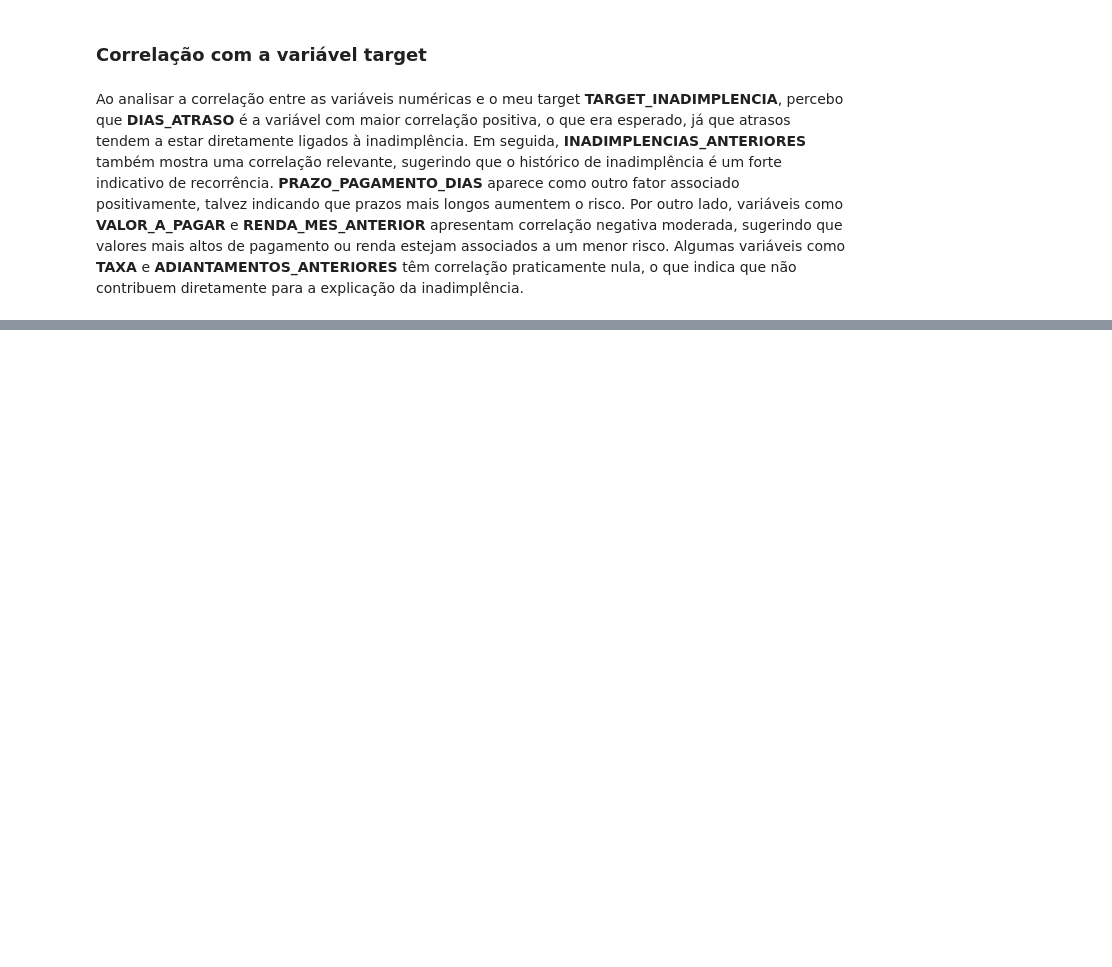
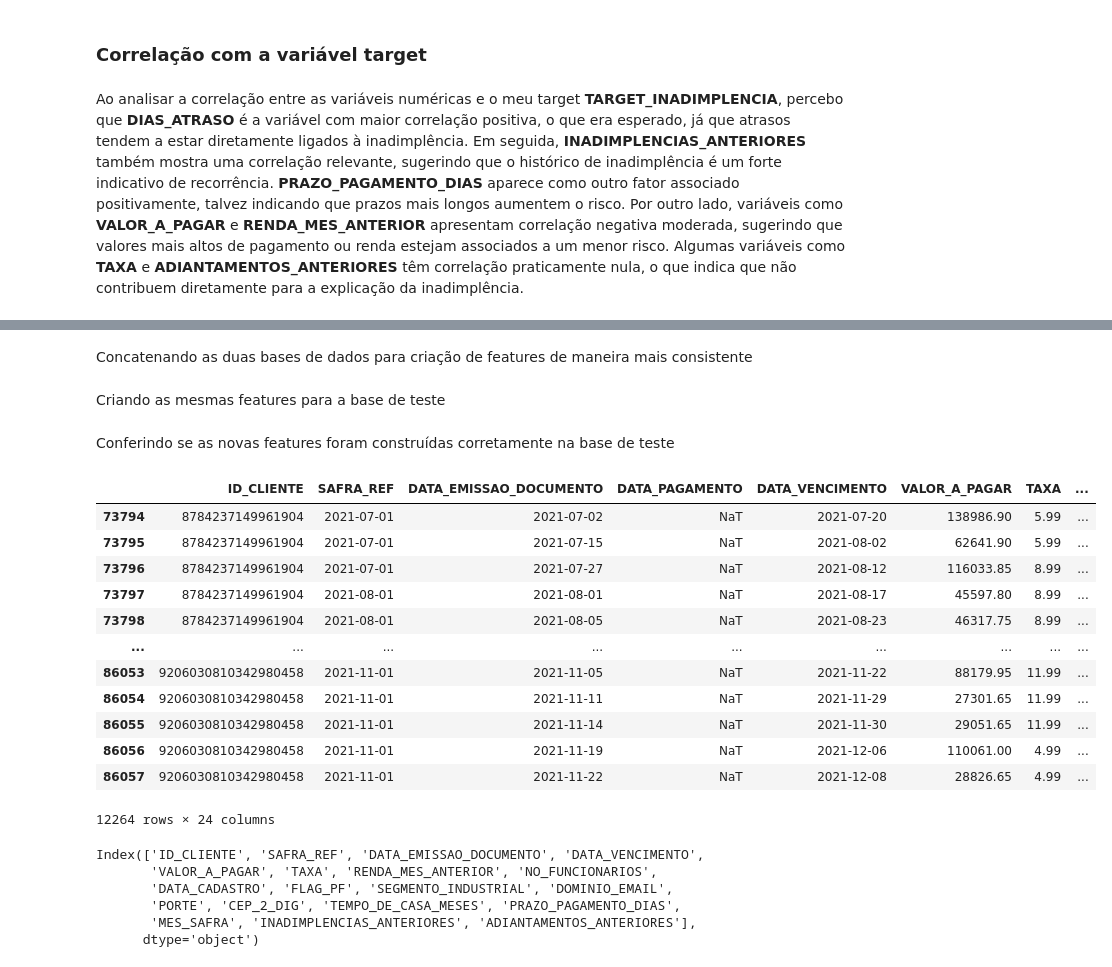
Before and after one commit to mmdes/default-risk-analysis, a Jupyter notebook: notebooks/feature_engineering.ipynb, the cells around one changed output, grey strips where cells are left out. Cells and saved outputs as stored; diff of their text form; code cells hidden in the pictures; blank space fills up the shorter version.

Commit message:
Finaliza dos tratamentos da base de teste

```diff
--- a/notebooks/feature_engineering.ipynb
+++ b/notebooks/feature_engineering.ipynb
@@ -287,0 +292,2 @@ merged_dataset.to_csv('../data/processed/dataset_features_v1.csv', index=False)
+# %%
+merged_test = pd.read_csv('../data/processed/merged_test.csv')
@@ -287,0 +352,2 @@ merged_dataset.to_csv('../data/processed/dataset_features_v1.csv', index=False)
+# %% [markdown]
+Concatenando as duas bases de dados para criação de features de maneira mais consistente
@@ -287,0 +370,67 @@ merged_dataset.to_csv('../data/processed/dataset_features_v1.csv', index=False)
+# %% [markdown]
+Criando as mesmas features para a base de teste
+# %%
+cc['TEMPO_CADASTRO_PARA_VENCIMENTO'] = (cc['DATA_VENCIMENTO'] - cc['DATA_CADASTRO']).dt.days
+
+cc['TEMPO_DE_CASA_MESES'] = cc['TEMPO_CADASTRO_PARA_VENCIMENTO'] // 30
+
+cc = cc.drop(columns='TEMPO_CADASTRO_PARA_VENCIMENTO')
+
+cc['PRAZO_PAGAMENTO_DIAS'] = (cc['DATA_VENCIMENTO'] - cc['DATA_EMISSAO_DOCUMENTO']).dt.days
+
+cc['MES_SAFRA'] = cc['SAFRA_REF'].dt.month
+
+cc = cc.sort_values(by=['ID_CLIENTE', 'DATA_EMISSAO_DOCUMENTO'])
+
+cc['INADIMPLENCIAS_ANTERIORES'] = (
+    cc
+    .groupby('ID_CLIENTE')['TARGET_INADIMPLENCIA']
+    .shift(fill_value=0)  # desloca a inadimplência para não pegar a atual (evita data leakage)
+    .groupby(cc['ID_CLIENTE'])
+    .cumsum()
+)
+
+# colocando um limite para essa abordagem para não prejudicar o modelo como um todo
+cc['INADIMPLENCIAS_ANTERIORES']=cc['INADIMPLENCIAS_ANTERIORES'].clip(upper=15)
+
+# criação de coluna temporarea para armazenar os adiantamentos
+cc['HOUVE_ADIANTAMENTO'] = (cc['DIAS_ADIANTAMENTO'] >= 1).astype(int)
+
+cc['ADIANTAMENTOS_ANTERIORES'] = (
+    cc
+    .groupby('ID_CLIENTE')['HOUVE_ADIANTAMENTO']
+    .shift(fill_value=0)  # desloca a inadimplência para não pegar a atual (evita data leakage)
+    .groupby(cc['ID_CLIENTE'])
+    .cumsum()
+)
+
+cc['ADIANTAMENTOS_ANTERIORES']=cc['ADIANTAMENTOS_ANTERIORES'].clip(upper=15)
+
+cc = cc.drop(columns='HOUVE_ADIANTAMENTO')
+# %% [markdown]
+Conferindo se as novas features foram construídas corretamente na base de teste
+# %%
+cc[cc['EH_DEV']==0]
+# %% [output]
+|  | ID_CLIENTE | SAFRA_REF | DATA_EMISSAO_DOCUMENTO | DATA_PAGAMENTO | DATA_VENCIMENTO | VALOR_A_PAGAR | TAXA | ... |
+| 73794 | 8784237149961904 | 2021-07-01 | 2021-07-02 | NaT | 2021-07-20 | 138986.90 | 5.99 | ... |
+| 73795 | 8784237149961904 | 2021-07-01 | 2021-07-15 | NaT | 2021-08-02 | 62641.90 | 5.99 | ... |
+| 73796 | 8784237149961904 | 2021-07-01 | 2021-07-27 | NaT | 2021-08-12 | 116033.85 | 8.99 | ... |
+| 73797 | 8784237149961904 | 2021-08-01 | 2021-08-01 | NaT | 2021-08-17 | 45597.80 | 8.99 | ... |
+| 73798 | 8784237149961904 | 2021-08-01 | 2021-08-05 | NaT | 2021-08-23 | 46317.75 | 8.99 | ... |
+| ... | ... | ... | ... | ... | ... | ... | ... | ... |
+| 86053 | 9206030810342980458 | 2021-11-01 | 2021-11-05 | NaT | 2021-11-22 | 88179.95 | 11.99 | ... |
+| 86054 | 9206030810342980458 | 2021-11-01 | 2021-11-11 | NaT | 2021-11-29 | 27301.65 | 11.99 | ... |
+| 86055 | 9206030810342980458 | 2021-11-01 | 2021-11-14 | NaT | 2021-11-30 | 29051.65 | 11.99 | ... |
+| 86056 | 9206030810342980458 | 2021-11-01 | 2021-11-19 | NaT | 2021-12-06 | 110061.00 | 4.99 | ... |
+| 86057 | 9206030810342980458 | 2021-11-01 | 2021-11-22 | NaT | 2021-12-08 | 28826.65 | 4.99 | ... |
+12264 rows × 24 columns
+# %%
+test_features_v1.columns
+# %% [output]
+Index(['ID_CLIENTE', 'SAFRA_REF', 'DATA_EMISSAO_DOCUMENTO', 'DATA_VENCIMENTO',
+       'VALOR_A_PAGAR', 'TAXA', 'RENDA_MES_ANTERIOR', 'NO_FUNCIONARIOS',
+       'DATA_CADASTRO', 'FLAG_PF', 'SEGMENTO_INDUSTRIAL', 'DOMINIO_EMAIL',
+       'PORTE', 'CEP_2_DIG', 'TEMPO_DE_CASA_MESES', 'PRAZO_PAGAMENTO_DIAS',
+       'MES_SAFRA', 'INADIMPLENCIAS_ANTERIORES', 'ADIANTAMENTOS_ANTERIORES'],
+      dtype='object')
```
Also changed, not shown: parts of 19 cells of this notebook, 5 other files.
